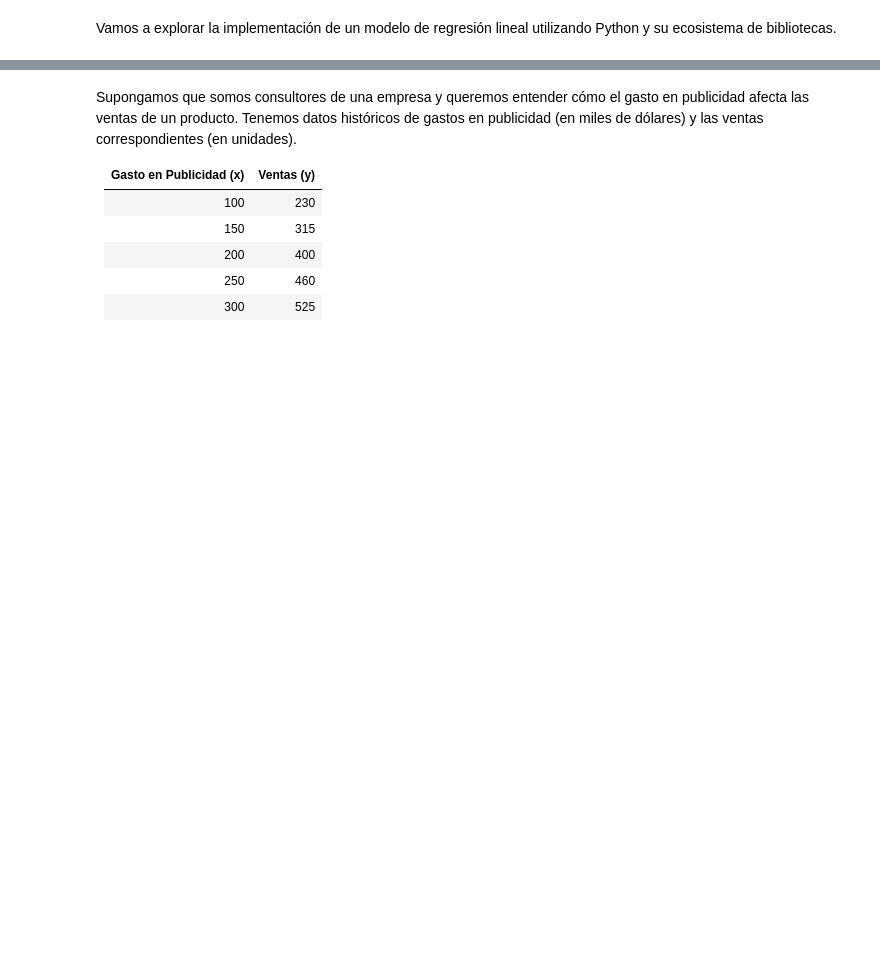
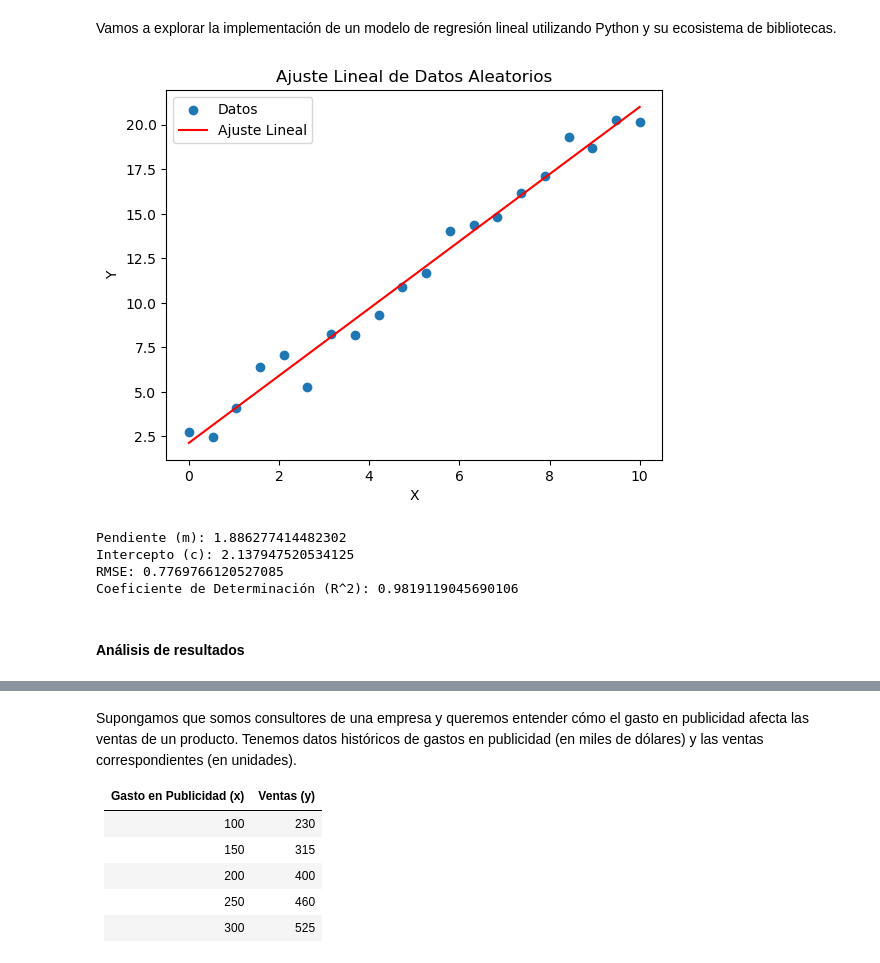
Before and after one commit to carlosalvarezh/Analitica_Datos, a Jupyter notebook: C03_Modelos_Prediccion_Pronostico.ipynb, the cells around one changed output, grey strips where cells are left out. Drawn from its saved outputs; the diff is of its cells as text; code cells hidden in the pictures; blank space fills up the shorter version.

```diff
--- a/C03_Modelos_Prediccion_Pronostico.ipynb
+++ b/C03_Modelos_Prediccion_Pronostico.ipynb
@@ -513,0 +498,40 @@ print('Error cuadrado medio:', mse)
+# %%
+import numpy as np
+import matplotlib.pyplot as plt
+
+# Generación de datos aleatorios
+np.random.seed(0)
+x = np.linspace(0, 10, 20)
+y = 2 * x + 1 + np.random.normal(0, 1, 20)
+
+# Cálculo de los parámetros del ajuste lineal
+A = np.vstack([x, np.ones(len(x))]).T
+m, c = np.linalg.lstsq(A, y, rcond=None)[0]
+
+# Estadísticas del ajuste
+residuals = y - (m*x + c)
+rmse = np.sqrt(np.mean(residuals**2))
+r_squared = 1 - (np.sum(residuals**2) / np.sum((y - np.mean(y))**2))
+
+# Graficar los datos y la recta de ajuste
+plt.scatter(x, y, label='Datos')
+plt.plot(x, m*x + c, 'r', label='Ajuste Lineal')
+plt.xlabel('X')
+plt.ylabel('Y')
+plt.legend()
+plt.title('Ajuste Lineal de Datos Aleatorios')
+plt.show()
+
+# Imprimir resultados
+print("Pendiente (m):", m)
+print("Intercepto (c):", c)
+print("RMSE:", rmse)
+print("Coeficiente de Determinación (R^2):", r_squared)
+# %% [output]
+[figure, added]
+Pendiente (m): 1.886277414482302
+Intercepto (c): 2.137947520534125
+RMSE: 0.7769766120527085
+Coeficiente de Determinación (R^2): 0.9819119045690106
+# %% [markdown]
+#### Análisis de resultados
```
Also changed, not shown: parts of 166 cells of this notebook, 2 other files.
